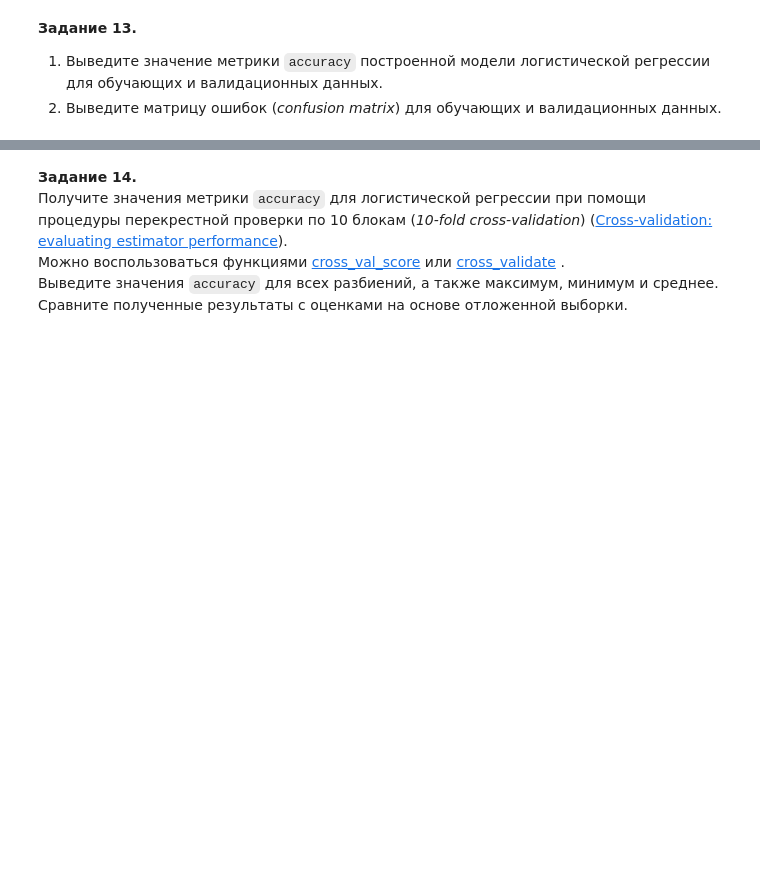
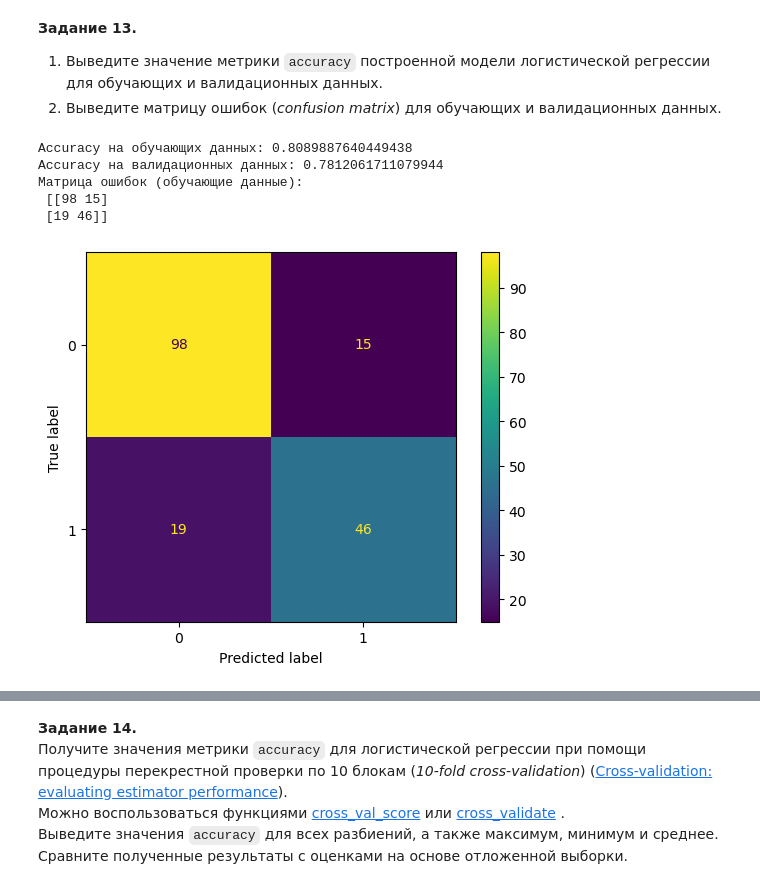
Before and after one commit to giezz/ml-module-2, a Jupyter notebook: lab7/ml_lab7.ipynb, the cells around one changed output, grey strips where cells are left out. Saved outputs shown, nothing was run; the diff lists cells and outputs as text; code cells hidden in the pictures; blank space fills up the shorter version.

```diff
--- a/lab7/ml_lab7.ipynb
+++ b/lab7/ml_lab7.ipynb
@@ -259,8 +285,8 @@ __Задание 10.__
 Напишите функцию `create_dummies`, на вход которой поступает `DataFrame` и название признака, а на выходе возвращается `DataFrame`, дополненный новыми бинарными признаками, соответствующими уникальным значениям данного входного признака.
 Примените разработанную функцию к обучающим и тестовым данным для признаков `Sex`, `Pclass` и `Age_categories`.
 # %%
-def create_dummies(df, column_name):
-    # Ваш код здесь
+def create_dummies(df: pd.DataFrame, column_name):
+    return pd.get_dummies(df, columns=[column_name])
 
 train = create_dummies(train, "Pclass")
 test = create_dummies(test, "Pclass")
@@ -295,0 +387,3 @@ __Задание 11.__
+# %%
+x_train, x_valid, y_train, y_valid = train_test_split(train.drop('Survived', axis=1), train['Survived'], random_state=42, test_size=0.8)
+x_train.info()
@@ -305,0 +418,4 @@ __Задание 12.__
+# %%
+from sklearn.linear_model import LogisticRegression
+
+clf = LogisticRegression(random_state=42).fit(x_train, y_train)
@@ -311,0 +453,25 @@ __Задание 13.__
+# %%
+
+y_train_pred = clf.predict(x_train)
+y_valid_pred = clf.predict(x_valid)
+
+train_accuracy = clf.score(x_train, y_train)
+print("Accuracy на обучающих данных:", train_accuracy)
+
+valid_accuracy = clf.score(x_valid, y_valid)
+print("Accuracy на валидационных данных:", valid_accuracy)
+
+
+from sklearn.metrics import confusion_matrix
+from sklearn.metrics import ConfusionMatrixDisplay
+
+cm_train = confusion_matrix(y_train, y_train_pred)
+ConfusionMatrixDisplay(cm_train).plot()
+print("Матрица ошибок (обучающие данные):\n", cm_train)
+# %% [output]
+Accuracy на обучающих данных: 0.8089887640449438
+Accuracy на валидационных данных: 0.7812061711079944
+Матрица ошибок (обучающие данные):
+ [[98 15]
+ [19 46]]
+[figure, added]
```
Also changed, not shown: parts of 24 cells of this notebook, 2 other files.
